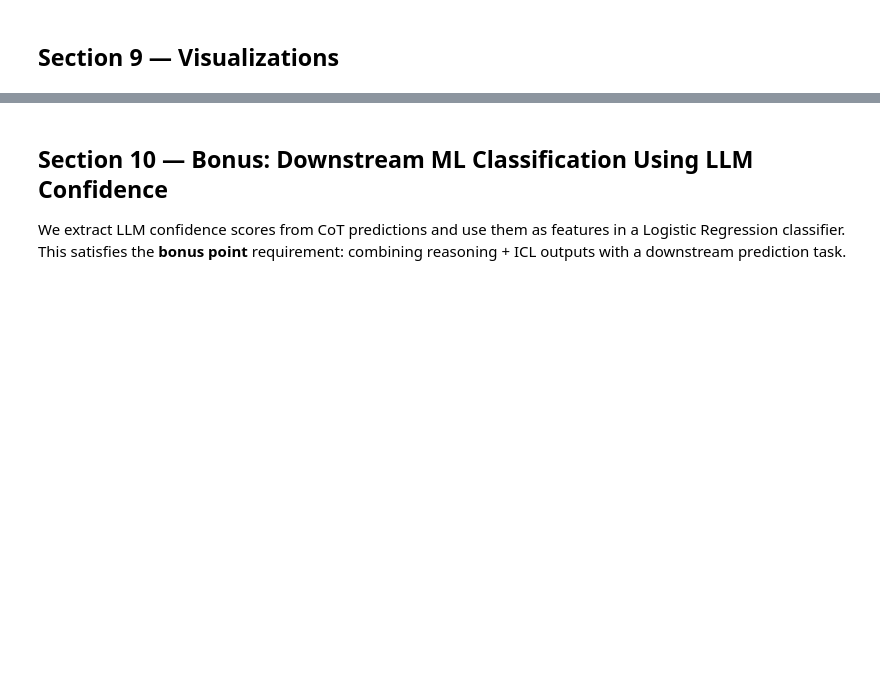
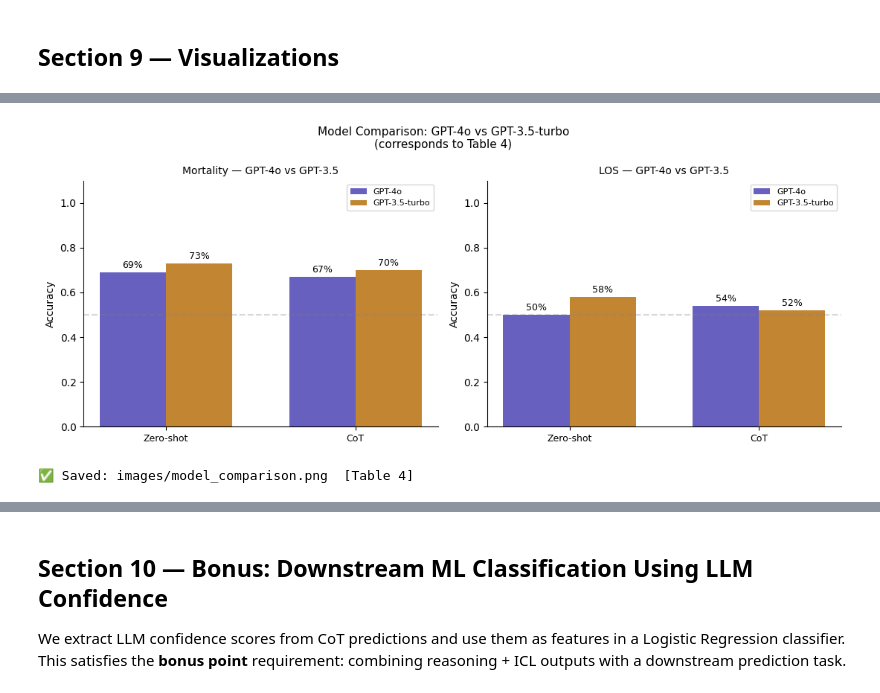
Before and after one commit to sritama/ai-in-healthcare, a Jupyter notebook: mimic_llm/mimic_llm_with_mimic_III_dataset.ipynb, the cells around one changed output, grey strips where cells are left out. Saved outputs shown, nothing was run; the diff lists cells and outputs as text; code cells hidden in the pictures; blank space fills up the shorter version.

```diff
--- a/mimic_llm/mimic_llm_with_mimic_III_dataset.ipynb
+++ b/mimic_llm/mimic_llm_with_mimic_III_dataset.ipynb
@@ -1974,0 +1695,53 @@ Saved: images/fig1_accuracy_by_method.png
+# %%
+# ──  GPT-4o vs GPT-3.5 grouped bar ────────────
+compare_pairs = [
+    ('Zero-shot',      'Zero-shot (GPT-3.5)'),
+    ('Chain-of-Thought','CoT (GPT-3.5)'),
+]
+tasks = [
+    ('mortality_pred','mortality_true','DIED', 'Mortality'),
+    ('los_pred',      'los_true',      'LONG', 'LOS'),
+]
+
+fig, axes = plt.subplots(1, 2, figsize=(11, 4.5))
+for ax, (pred_col, true_col, pos_label, task_name) in zip(axes, tasks):
+    methods_4o, accs_4o, accs_35 = [], [], []
+    for m4o, m35 in compare_pairs:
+        s4  = results_df[results_df['method'] == m4o]
+        s35 = results_df[results_df['method'] == m35]
+        if s4.empty or s35.empty: continue
+        a4,_,_,_,_  = compute_metrics_full(s4,  pred_col, true_col, pos_label)
+        a35,_,_,_,_ = compute_metrics_full(s35, pred_col, true_col, pos_label)
+        methods_4o.append(m4o.replace('Chain-of-Thought','CoT'))
+        accs_4o.append(a4)
+        accs_35.append(a35)
+
+    xp = np.arange(len(methods_4o))
+    wp = 0.35
+    b4  = ax.bar(xp - wp/2, accs_4o, wp, label='GPT-4o',
+                 color=COLORS['purple'], alpha=0.88)
+    b35 = ax.bar(xp + wp/2, accs_35, wp, label='GPT-3.5-turbo',
+                 color=COLORS['amber'],  alpha=0.88)
+    for bar in b4 + b35:
+        ax.text(bar.get_x()+bar.get_width()/2,
+                bar.get_height()+0.01,
+                f'{bar.get_height():.0%}',
+                ha='center', va='bottom', fontsize=9)
+    ax.set_xticks(xp)
+    ax.set_xticklabels(methods_4o, fontsize=9)
+    ax.set_ylim(0, 1.1)
+    ax.set_ylabel('Accuracy')
+    ax.set_title(f'{task_name} — GPT-4o vs GPT-3.5', fontsize=10)
+    ax.legend(fontsize=8)
+    ax.axhline(0.5, color='gray', linestyle='--', alpha=0.3)
+    ax.spines[['top','right']].set_visible(False)
+
+plt.suptitle('Model Comparison: GPT-4o vs GPT-3.5-turbo\n'
+             '(corresponds to Table 4)', fontsize=11)
+plt.tight_layout()
+plt.savefig('images/model_comparison.png', dpi=150, bbox_inches='tight')
+plt.show()
+print("✅ Saved: images/model_comparison.png  [Table 4]")
+# %% [output]
+[figure, added]
+✅ Saved: images/model_comparison.png  [Table 4]
```
Also changed, not shown: parts of 50 cells of this notebook, 20 other files.
